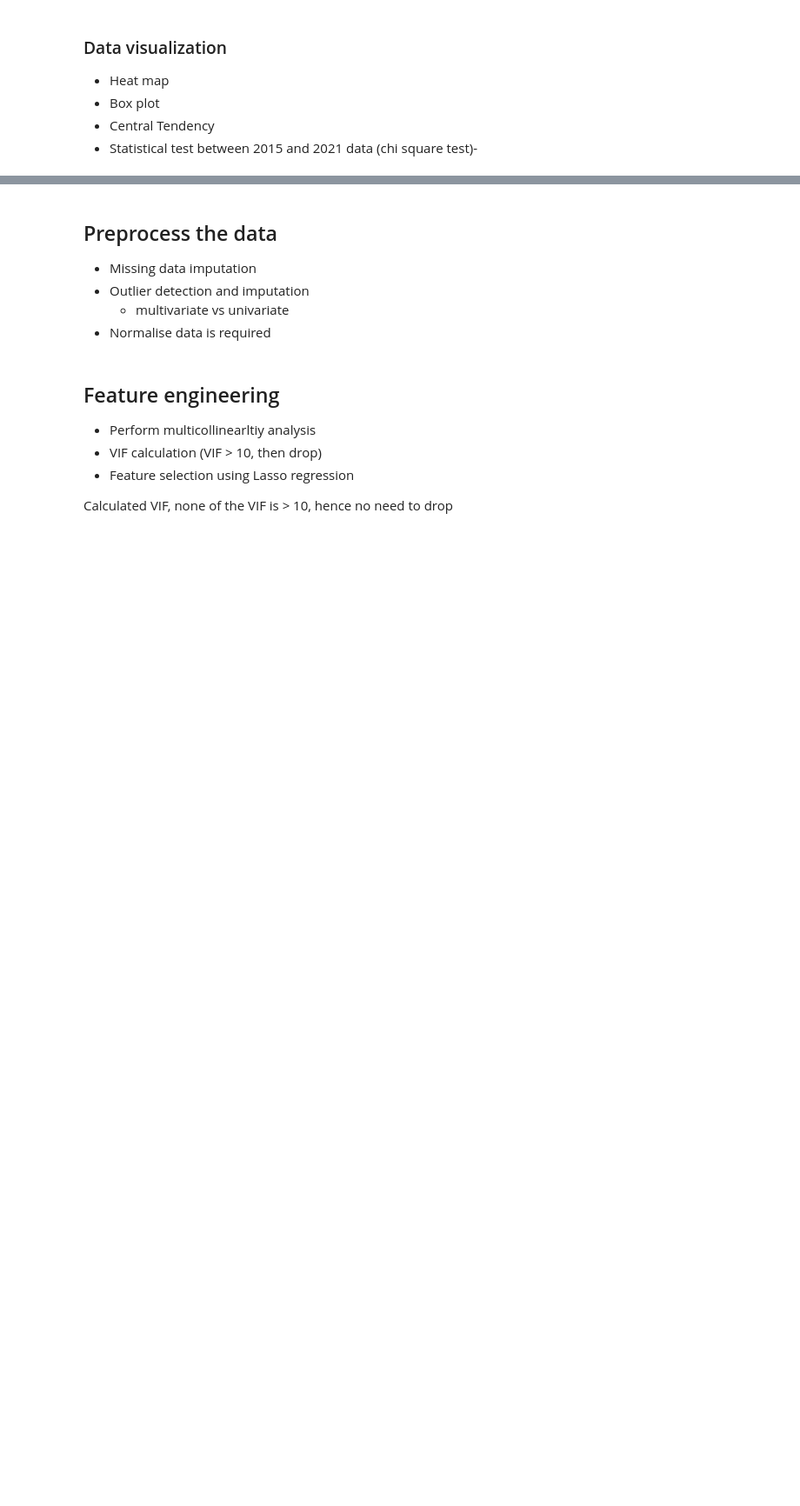
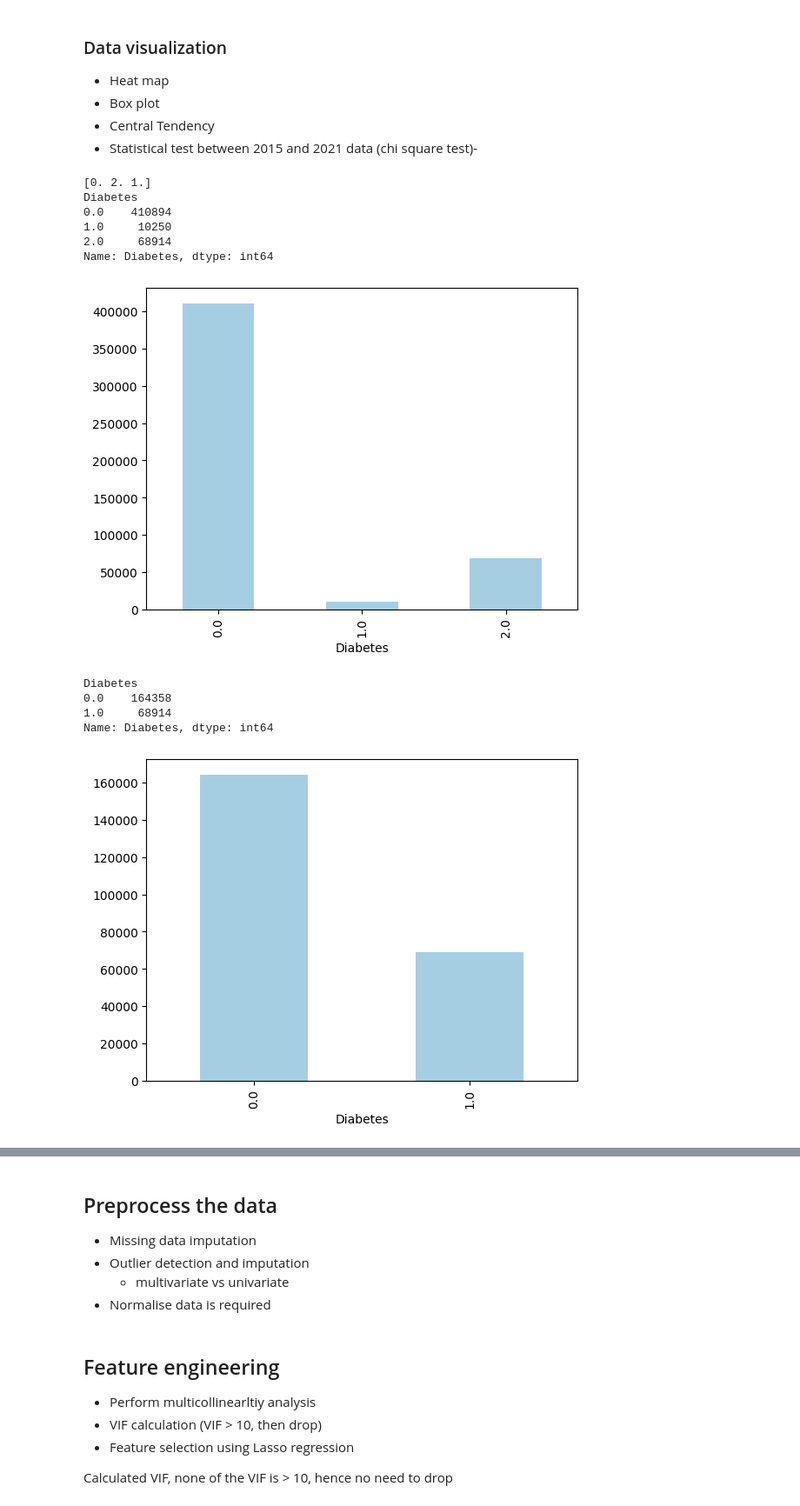
Before and after one commit to Kaushal-DCU-2023-25/CA683I_DA_AM_Assignment, a Jupyter notebook: Kaushal_2024_CA683I_DA_AM_Assignment.ipynb, the cells around one changed output, grey strips where cells are left out. Shown at 87% size. Drawn from its saved outputs; the diff is of its cells as text; code cells hidden in the pictures; blank space fills up the shorter version.

```diff
--- a/Kaushal_2024_CA683I_DA_AM_Assignment.ipynb
+++ b/Kaushal_2024_CA683I_DA_AM_Assignment.ipynb
@@ -67,17 +64,46 @@ df_brfss21_bal = pd.read_csv('diabetes_binary_5050split_health_indicators_BRFSS2
 # %%
 df_brfss = pd.concat([df_brfss15_ubal, df_brfss21_ubal], axis=0).reset_index(drop=True)
 #0 = no diabetes 1 = prediabetes 2 = diabetes
 #df_brfss.describe()
 
 # Selected dataset is df_brfss15_ubal and df_brfss21_ubal
 df_brfss = df_brfss.rename(columns={"Diabetes_012": "Diabetes"})
 
 # Downsampling unbalanced dataset
 
 # Selected dataset is df_brfss15_bal and df_brfss21_bal
 #df_brfss = df_brfss.rename(columns={"Diabetes_binary": "Diabetes"})
 print(df_brfss['Diabetes'].unique())
 df_brfss.head()
+
+print(df_brfss.groupby('Diabetes')['Diabetes'].count())
+
+df_brfss.groupby('Diabetes')['Diabetes'].count().plot(kind='bar')
+plt.show()
+
+#Down sample
+df_brfss = df_brfss[df_brfss['Diabetes'] != 1]
+
+df_brfss  = df_brfss.groupby('Diabetes', group_keys=False).apply(lambda df: df.sample(frac=.4) if df.name == 0 else df )
+
+df_brfss['Diabetes'].replace(2.0, 1.0, inplace=True)
+print(df_brfss.groupby('Diabetes')['Diabetes'].count())
+
+df_brfss.groupby('Diabetes')['Diabetes'].count().plot(kind='bar')
+plt.show()
+# %% [output]
+[0. 2. 1.]
+Diabetes
+0.0    410894
+1.0     10250
+2.0     68914
+Name: Diabetes, dtype: int64
+[figure, added]
+Diabetes
+0.0    164358
+1.0     68914
+Name: Diabetes, dtype: int64
+[figure, added]
 # %%
 import matplotlib.pyplot as plt
 import math
```
Also changed, not shown: parts of 10 cells of this notebook.
